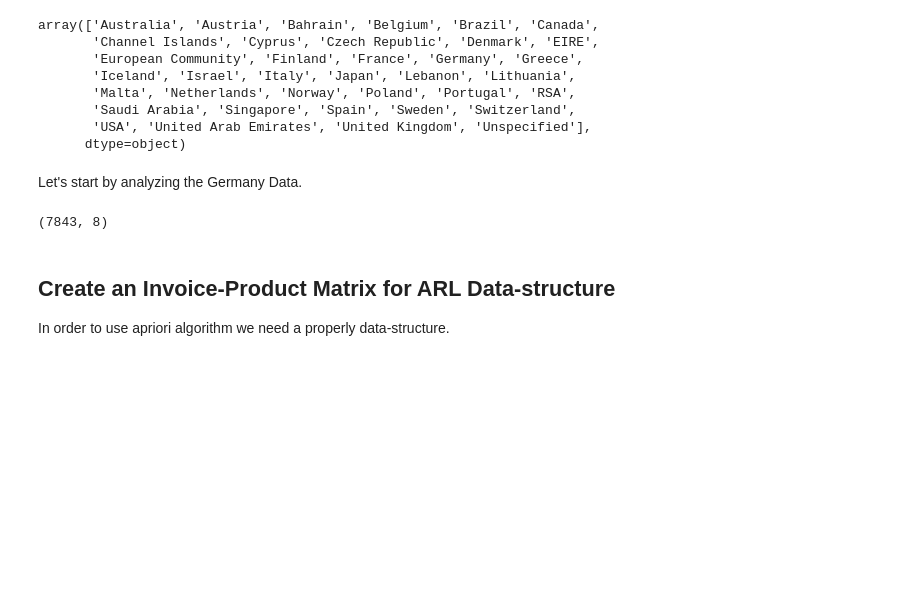
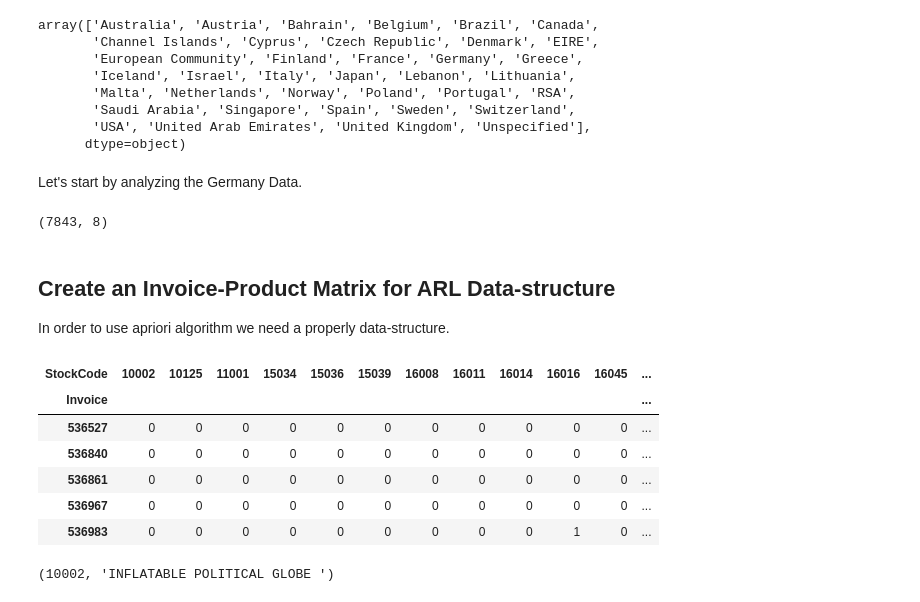
Before and after one commit to Beloin/apriori-market-basket, a Jupyter notebook: apriori_market.ipynb, the cells around one changed output. Cells and saved outputs as stored; diff of their text form; code cells hidden in the pictures; blank space fills up the shorter version.

```diff
--- a/apriori_market.ipynb
+++ b/apriori_market.ipynb
@@ -272,3 +272,14 @@ def create_invoice_product_df(dataframe, id=False):
     else:
         return dataframe.groupby(['Invoice', 'Description'])['Quantity'].sum().unstack().fillna(0). \
             applymap(lambda x: 1 if x > 0 else 0)
+# %%
+gr_inv_pro_base = create_invoice_product_df(base_german, id=True)
+gr_inv_pro_base.head()
+# %% [output]
+| StockCode | 10002 | 10125 | 11001 | 15034 | 15036 | 15039 | 16008 | 16011 | 16014 | 16016 | 16045 | ... |
+| Invoice |  |  |  |  |  |  |  |  |  |  |  | ... |
+| 536527 | 0 | 0 | 0 | 0 | 0 | 0 | 0 | 0 | 0 | 0 | 0 | ... |
+| 536840 | 0 | 0 | 0 | 0 | 0 | 0 | 0 | 0 | 0 | 0 | 0 | ... |
+| 536861 | 0 | 0 | 0 | 0 | 0 | 0 | 0 | 0 | 0 | 0 | 0 | ... |
+| 536967 | 0 | 0 | 0 | 0 | 0 | 0 | 0 | 0 | 0 | 0 | 0 | ... |
+| 536983 | 0 | 0 | 0 | 0 | 0 | 0 | 0 | 0 | 0 | 1 | 0 | ... |
@@ -274,0 +291,4 @@ def create_invoice_product_df(dataframe, id=False):
+# %%
+check_id(base_german, 10002)
+# %% [output]
+(10002, 'INFLATABLE POLITICAL GLOBE ')
```
Also changed, not shown: parts of 15 cells of this notebook.
